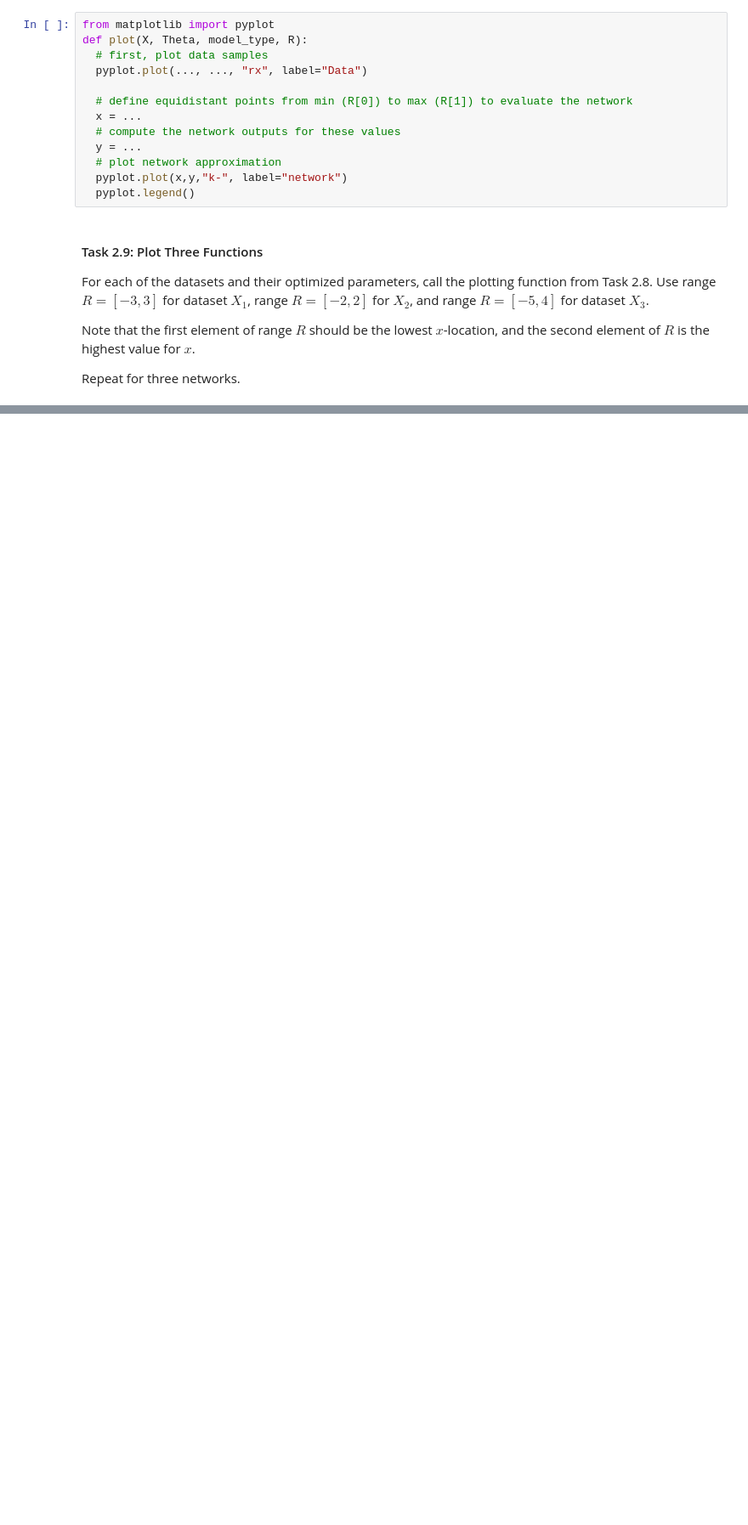
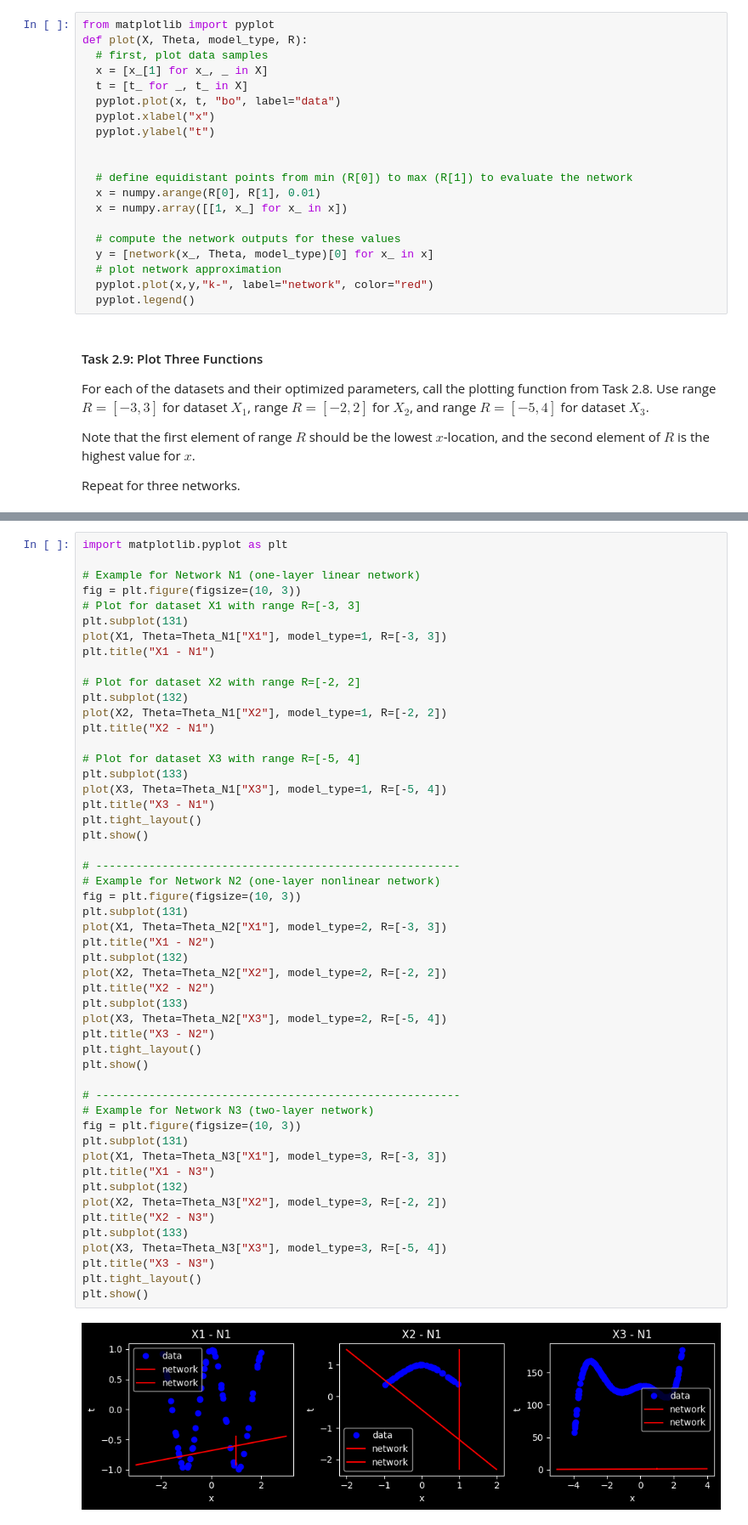
Before and after one commit to tlex-web/deep-learning-exercises, a Jupyter notebook: 01/DL-Assignment01.ipynb, the cells around one changed output, grey strips where cells are left out. Shown at 85% size. Saved outputs shown, nothing was run; the diff lists cells and outputs as text; blank space fills up the shorter version.

Commit message:
completed modelling, still a bug in plotting

```diff
--- a/01/DL-Assignment01.ipynb
+++ b/01/DL-Assignment01.ipynb
@@ -406,14 +446,21 @@ Note:
 from matplotlib import pyplot
 def plot(X, Theta, model_type, R):
   # first, plot data samples
-  pyplot.plot(..., ..., "rx", label="Data")
+  x = [x_[1] for x_, _ in X]
+  t = [t_ for _, t_ in X]
+  pyplot.plot(x, t, "bo", label="data")
+  pyplot.xlabel("x")
+  pyplot.ylabel("t")
+
 
   # define equidistant points from min (R[0]) to max (R[1]) to evaluate the network
-  x = ...
+  x = numpy.arange(R[0], R[1], 0.01)
+  x = numpy.array([[1, x_] for x_ in x])
+
   # compute the network outputs for these values
-  y = ...
+  y = [network(x_, Theta, model_type)[0] for x_ in x]
   # plot network approximation
-  pyplot.plot(x,y,"k-", label="network")
+  pyplot.plot(x,y,"k-", label="network", color="red")
   pyplot.legend()
 # %% [markdown]
 #### Task 2.9: Plot Three Functions
@@ -439,0 +473,53 @@ pyplot.subplot(133)
+# %%
+import matplotlib.pyplot as plt
+
+# Example for Network N1 (one-layer linear network)
+fig = plt.figure(figsize=(10, 3))
+# Plot for dataset X1 with range R=[-3, 3]
+plt.subplot(131)
+plot(X1, Theta=Theta_N1["X1"], model_type=1, R=[-3, 3])
+plt.title("X1 - N1")
+
+# Plot for dataset X2 with range R=[-2, 2]
+plt.subplot(132)
+plot(X2, Theta=Theta_N1["X2"], model_type=1, R=[-2, 2])
+plt.title("X2 - N1")
+
+# Plot for dataset X3 with range R=[-5, 4]
+plt.subplot(133)
+plot(X3, Theta=Theta_N1["X3"], model_type=1, R=[-5, 4])
+plt.title("X3 - N1")
+plt.tight_layout()
+plt.show()
+
+# -------------------------------------------------------
+# Example for Network N2 (one-layer nonlinear network)
+fig = plt.figure(figsize=(10, 3))
+plt.subplot(131)
+plot(X1, Theta=Theta_N2["X1"], model_type=2, R=[-3, 3])
+plt.title("X1 - N2")
+plt.subplot(132)
+plot(X2, Theta=Theta_N2["X2"], model_type=2, R=[-2, 2])
+plt.title("X2 - N2")
+plt.subplot(133)
+plot(X3, Theta=Theta_N2["X3"], model_type=2, R=[-5, 4])
+plt.title("X3 - N2")
+plt.tight_layout()
+plt.show()
+
+# -------------------------------------------------------
+# Example for Network N3 (two-layer network)
+fig = plt.figure(figsize=(10, 3))
+plt.subplot(131)
+plot(X1, Theta=Theta_N3["X1"], model_type=3, R=[-3, 3])
+plt.title("X1 - N3")
+plt.subplot(132)
+plot(X2, Theta=Theta_N3["X2"], model_type=3, R=[-2, 2])
+plt.title("X2 - N3")
+plt.subplot(133)
+plot(X3, Theta=Theta_N3["X3"], model_type=3, R=[-5, 4])
+plt.title("X3 - N3")
+plt.tight_layout()
+plt.show()
+# %% [output]
+[figure, added]
```
Also changed, not shown: parts of 15 cells of this notebook.
